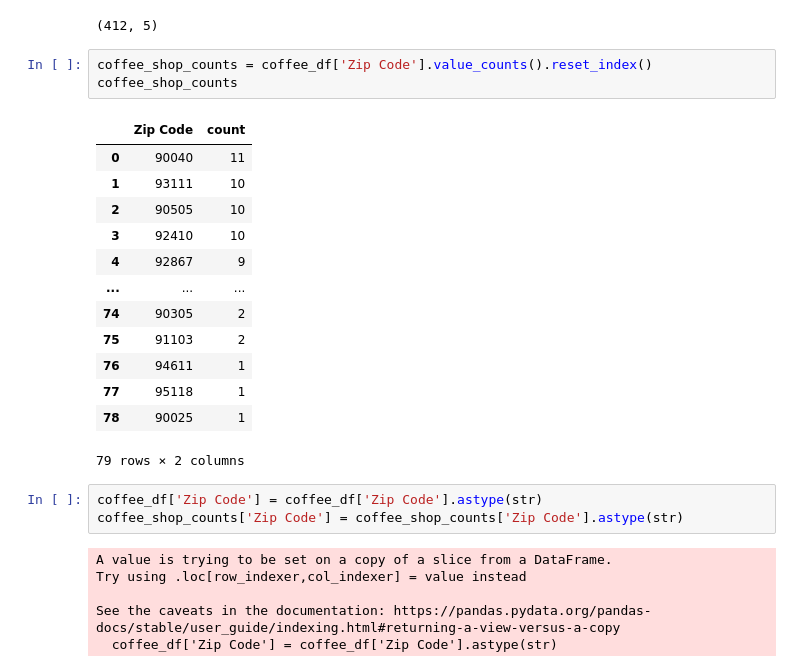
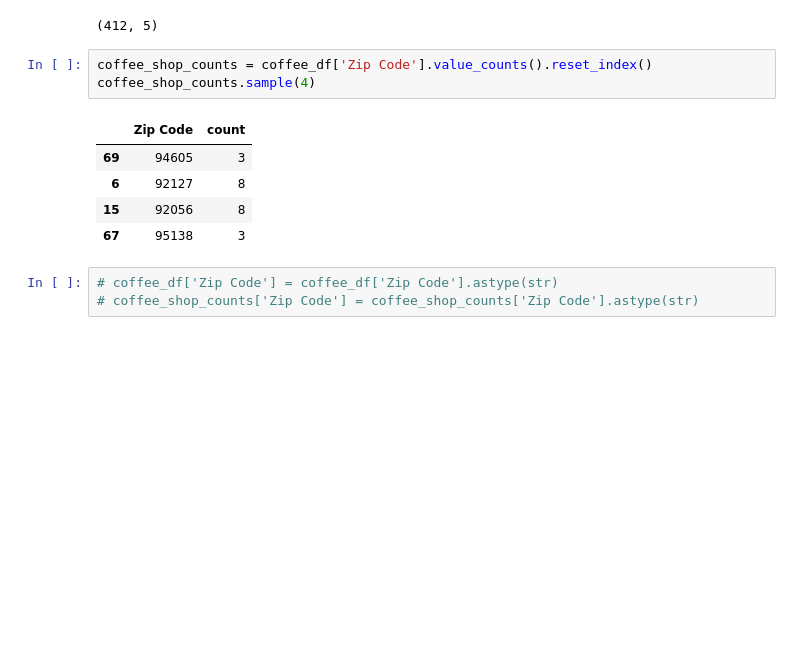
Before and after one commit to dakShh/coffee-business-prediction, a Jupyter notebook: notebooks/biz_prediction.ipynb, the cells around one changed output. Saved outputs shown, nothing was run; the diff lists cells and outputs as text; blank space fills up the shorter version.

```diff
--- a/notebooks/biz_prediction.ipynb
+++ b/notebooks/biz_prediction.ipynb
@@ -357,29 +357,15 @@ coffee_df.shape
 (412, 5)
 # %%
 coffee_shop_counts = coffee_df['Zip Code'].value_counts().reset_index()
-coffee_shop_counts
+coffee_shop_counts.sample(4)
 # %% [output]
 |  | Zip Code | count |
-| 0 | 90040 | 11 |
-| 1 | 93111 | 10 |
-| 2 | 90505 | 10 |
-| 3 | 92410 | 10 |
-| 4 | 92867 | 9 |
-| ... | ... | ... |
-| 74 | 90305 | 2 |
-| 75 | 91103 | 2 |
-| 76 | 94611 | 1 |
-| 77 | 95118 | 1 |
-| 78 | 90025 | 1 |
+| 69 | 94605 | 3 |
+| 6 | 92127 | 8 |
+| 15 | 92056 | 8 |
+| 67 | 95138 | 3 |
-79 rows × 2 columns
 # %%
-coffee_df['Zip Code'] = coffee_df['Zip Code'].astype(str)
-coffee_shop_counts['Zip Code'] = coffee_shop_counts['Zip Code'].astype(str)
+# coffee_df['Zip Code'] = coffee_df['Zip Code'].astype(str)
+# coffee_shop_counts['Zip Code'] = coffee_shop_counts['Zip Code'].astype(str)
-# %% [output]
-A value is trying to be set on a copy of a slice from a DataFrame.
-Try using .loc[row_indexer,col_indexer] = value instead
-
-See the caveats in the documentation: https://pandas.pydata.org/pandas-docs/stable/user_guide/indexing.html#returning-a-view-versus-a-copy
-  coffee_df['Zip Code'] = coffee_df['Zip Code'].astype(str)
 # %%
 coffee_df = coffee_df.merge(coffee_shop_counts, on='Zip Code', how="left")
```
Also changed, not shown: parts of 11 cells of this notebook.
